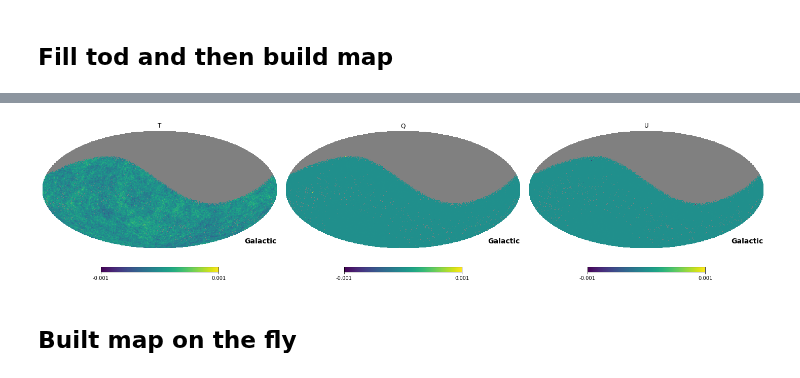
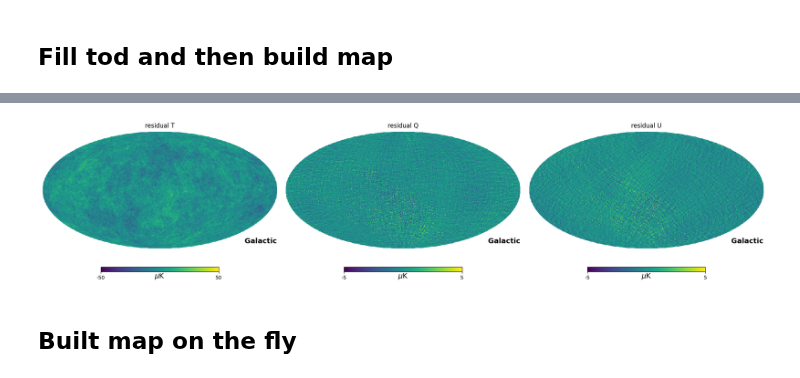
Before and after one commit to litebird/litebird_sim, a Jupyter notebook: litebird_sim/hwp_sys/examples/simple_scan.ipynb, the cells around one changed output, grey strips where cells are left out. Drawn from its saved outputs; the diff is of its cells as text; code cells hidden in the pictures.

```diff
--- a/litebird_sim/hwp_sys/examples/simple_scan.ipynb
+++ b/litebird_sim/hwp_sys/examples/simple_scan.ipynb
@@ -56,20 +56,13 @@ Band is not apodized
 # %%
 dets = []
-detquats = []
 
-for detname in channelinfo.detector_names:
+for detname in (
+    '001_003_030_00A_140_T',
+    '001_003_030_00A_140_B',
+):  # we choose the couple of detector at the MFT boresight
     det = lbs.DetectorInfo.from_imo(
-        url="/releases/"
-        + imo_version
-        + "/satellite/"
-        + instrument
-        + "/"
-        + channel
-        + "/"
-        + detname
-        + "/detector_info",
+        url='/releases/'+imo_version+'/satellite/'+ instrument+'/'+channel+'/'+detname+'/detector_info',
         imo=imo,
     )
     det.sampling_rate_hz = sampling
     dets.append(det)
-    detquats.append(det.quat)
@@ -111,12 +84,13 @@ Band is not apodized
 # %%
 Mbsparams = lbs.MbsParameters(
-    make_cmb=True,
-    make_fg=False,
-    gaussian_smooth=True,
-    bandpass_int=False,
-    nside=nside,
-    maps_in_ecliptic=False,
-)
+    make_cmb         = True,
+    make_fg          = False,
+    gaussian_smooth  = True,
+    bandpass_int     = False,
+    maps_in_ecliptic = False,
+    nside            = nside,
+    units            = 'K_CMB',
+    )
 
 mbs = lbs.Mbs(
     simulation=sim,
@@ -163,11 +162,12 @@ plt.plot(obs.tod[1])
 # %%
-m = lbs.make_binned_map(nside, [obs]).T
+m = lbs.make_binned_map(nside, [obs])
 # %%
 fig = plt.figure(figsize=(20, 10))
-hp.mollview(m[0] - maps[0], sub=131, title="T", coord=["G"], min=-1e-3, max=1e-3)
-hp.mollview(m[1] - maps[1], sub=132, title="Q", coord=["G"], min=-1e-3, max=1e-3)
-hp.mollview(m[2] - maps[2], sub=133, title="U", coord=["G"], min=-1e-3, max=1e-3)
+a = 50
+hp.mollview((m.binned_map[0]- maps[0])*1e6 , unit='$\mu$K', sub=131, title="residual T", coord=["G"], min=-a, max=a) #
+hp.mollview((m.binned_map[1]- maps[1])*1e6 , unit='$\mu$K', sub=132, title="residual Q", coord=["G"], min=-a*1e-1, max=a*1e-1) #
+hp.mollview((m.binned_map[2]- maps[2])*1e6 , unit='$\mu$K', sub=133, title="residual U", coord=["G"], min=-a*1e-1, max=a*1e-1) #
 # %% [output]
-[figure, old version]
+[figure, new version]
 # %% [markdown]
 ## Built map on the fly
```
Also changed, not shown: parts of 18 cells of this notebook, 1 other file.
